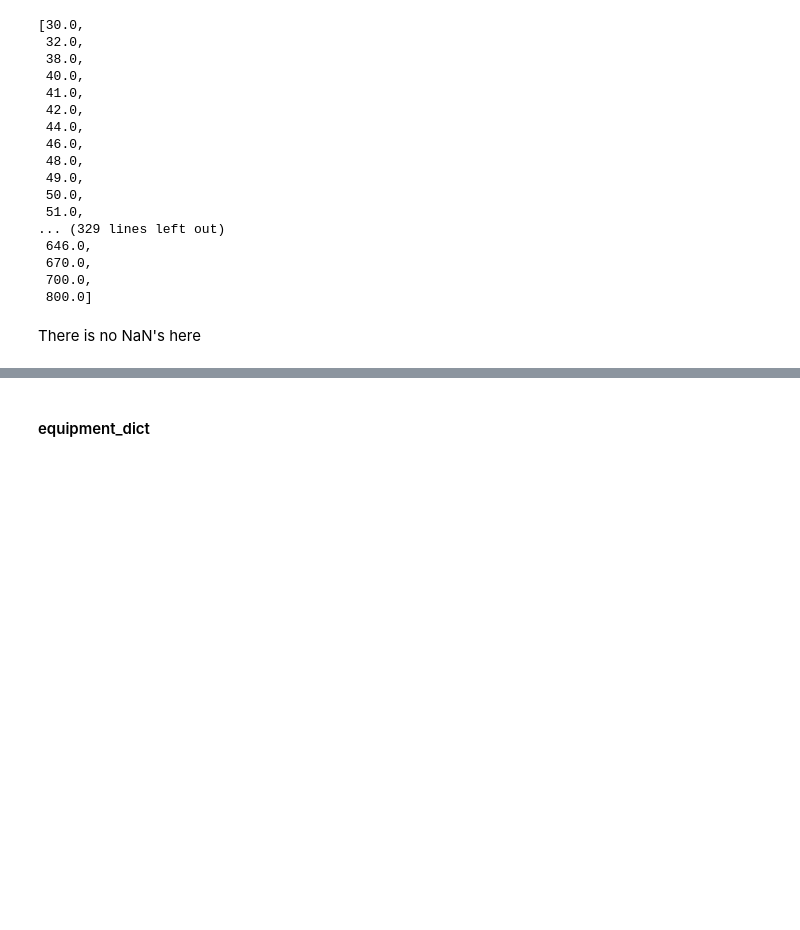
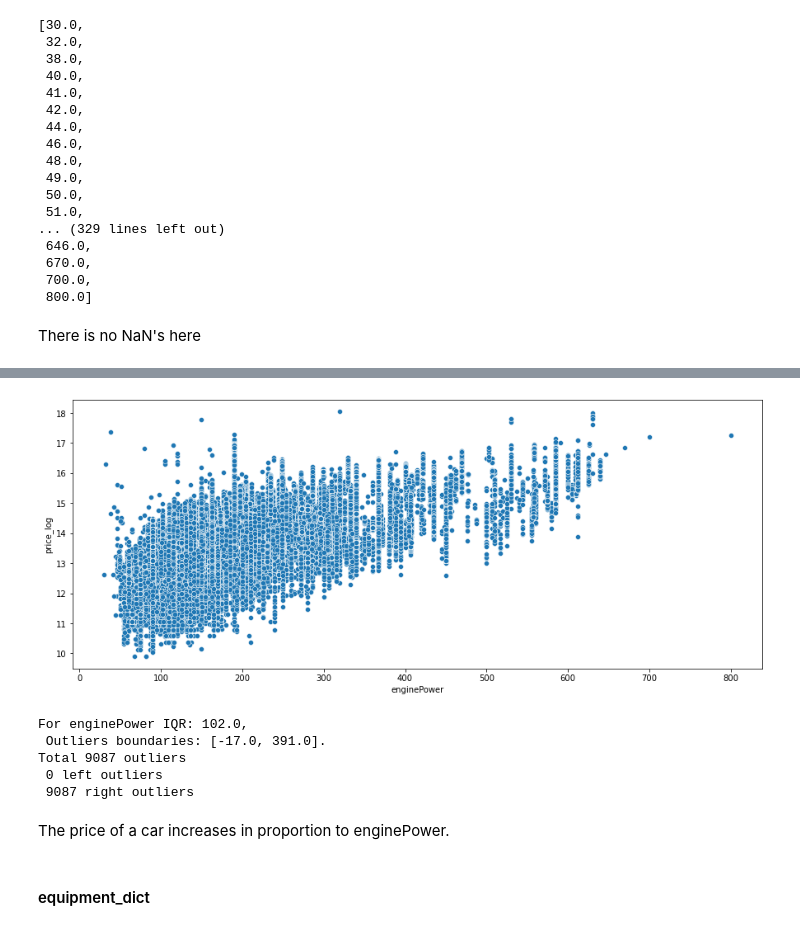
Before and after one commit to gir2017/teamwork_kaggle, a Jupyter notebook: module_5/select_auto.ipynb, the cells around one changed output, grey strips where cells are left out. Drawn from its saved outputs; the diff is of its cells as text; code cells hidden in the pictures; blank space fills up the shorter version.

```diff
--- a/module_5/select_auto.ipynb
+++ b/module_5/select_auto.ipynb
@@ -1094,3 +1119,17 @@ bined_df.enginePower.hist()
+# %%
+scatter(bined_df, 'enginePower')
+# %% [output]
+[figure, added]
+# %%
+outliers(bined_df, 'enginePower')
+# %% [output]
+For enginePower IQR: 102.0,
+ Outliers boundaries: [-17.0, 391.0].
+Total 9087 outliers
+ 0 left outliers
+ 9087 right outliers
+# %% [markdown]
+The price of a car increases in proportion to enginePower.
 # %% [markdown]
 #### equipment_dict
 # %%
```
Also changed, not shown: parts of 190 cells of this notebook.
